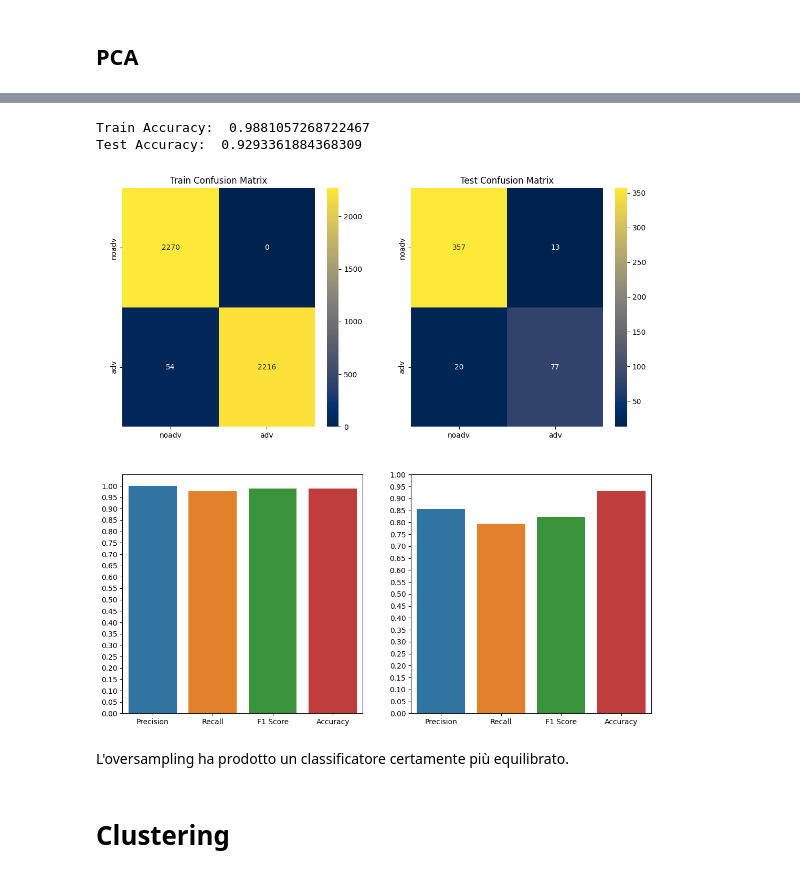
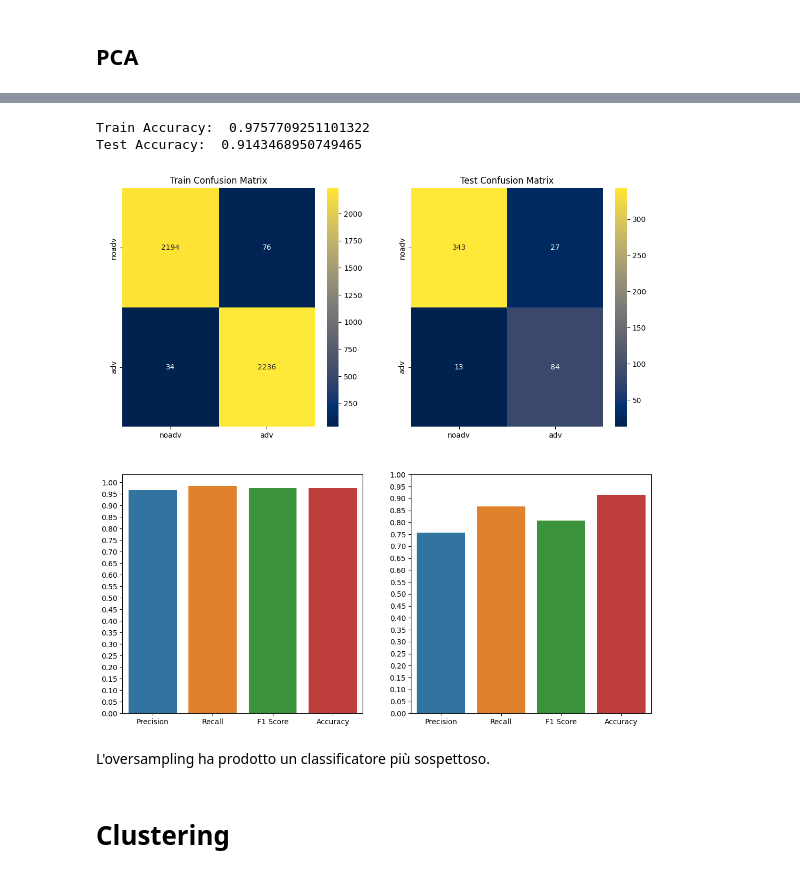
Before and after one commit to wredan/fad-project, a Jupyter notebook: notebook.ipynb, the cells around one changed output, grey strips where cells are left out. Cells and saved outputs as stored; diff of their text form; code cells hidden in the pictures.

```diff
--- a/notebook.ipynb
+++ b/notebook.ipynb
@@ -1434,11 +1434,11 @@ Accuracy:  0.9079229122055674
 # %%
-knn = train_knn(pca_train_set_oversampled, pca_test_set, plot=True, n_neighbors=2)
+knn = train_knn(pca_train_set_oversampled, pca_test_set, plot=True, n_neighbors=3)
 # %% [output]
-Train Accuracy:  0.9881057268722467
-Test Accuracy:  0.9293361884368309
+Train Accuracy:  0.9757709251101322
+Test Accuracy:  0.9143468950749465
-[figure, old version]
+[figure, new version]
 # %% [markdown]
-L'oversampling ha prodotto un classificatore certamente più equilibrato.
+L'oversampling ha prodotto un classificatore più sospettoso.
 # %% [markdown]
 # Clustering <a id="clustering"></a>
 # %% [markdown]
```
Also changed, not shown: parts of 8 cells of this notebook.
